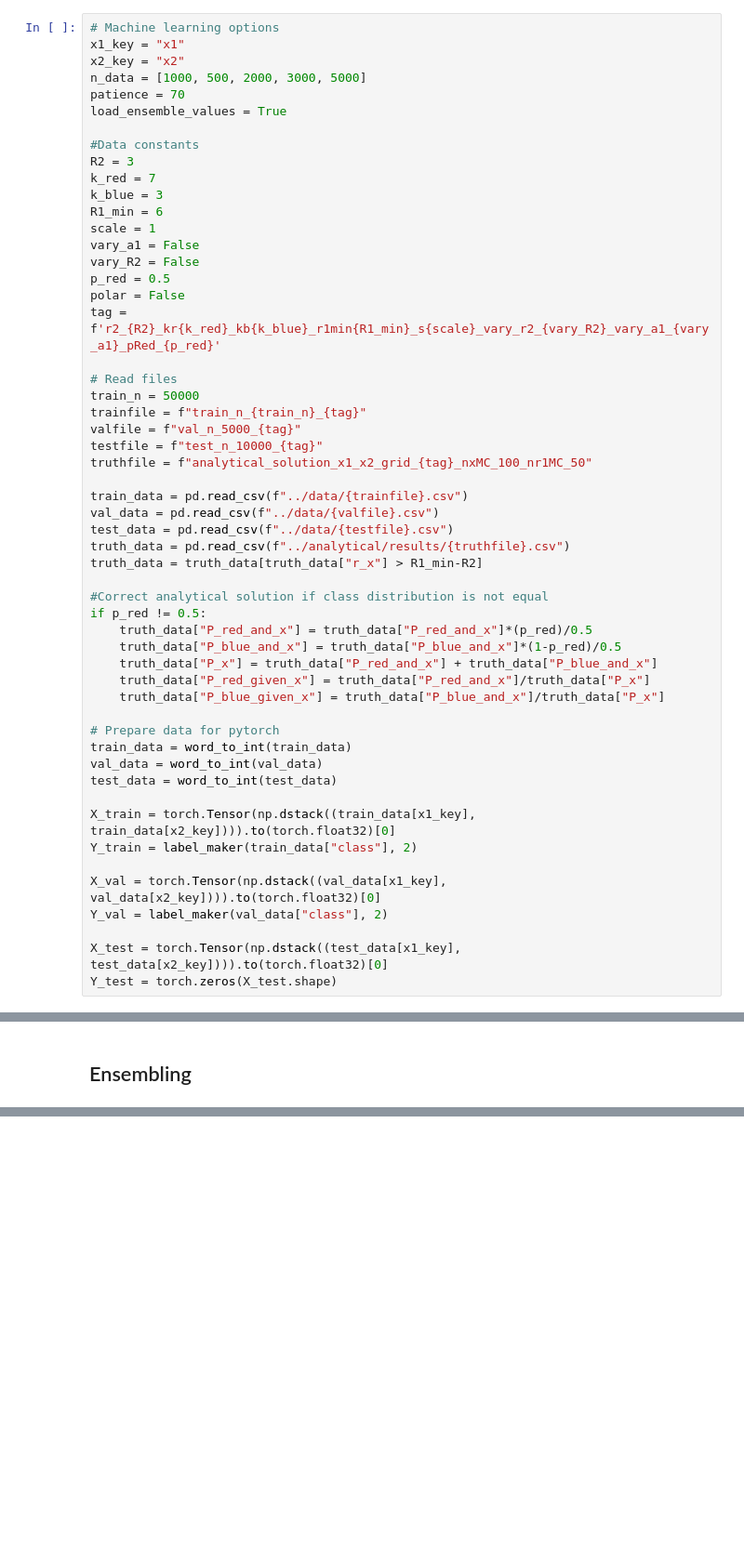
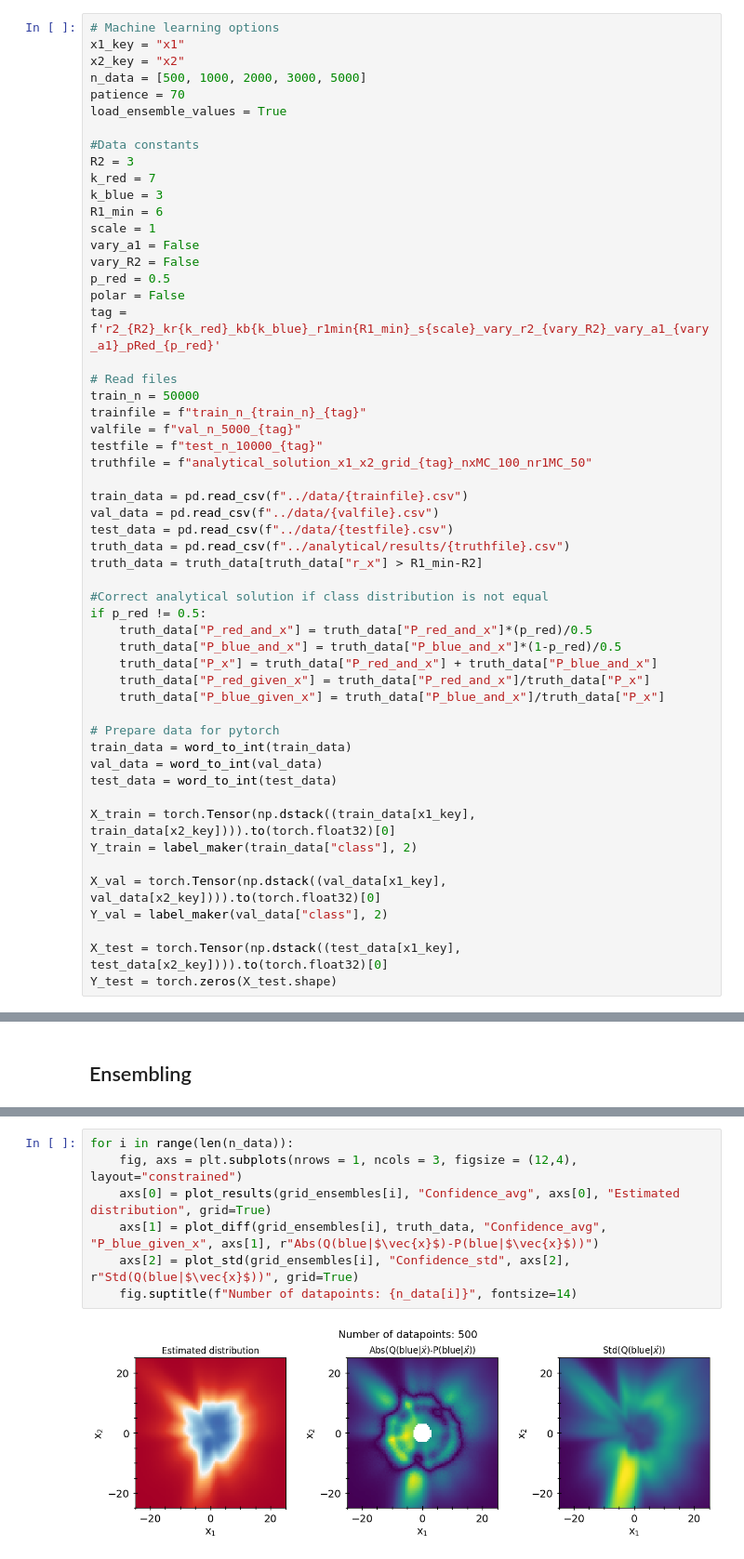
Before and after one commit to choisant/foundational-modeling, a Jupyter notebook: toy_experiment/DNN/DNN.ipynb, the cells around one changed output, grey strips where cells are left out. Shown at 93% size. Cells and saved outputs as stored; diff of their text form; blank space fills up the shorter version.

```diff
--- a/toy_experiment/DNN/DNN.ipynb
+++ b/toy_experiment/DNN/DNN.ipynb
@@ -126,7 +100,7 @@ Using cuda:1 device NVIDIA TITAN V
 # Machine learning options
 x1_key = "x1"
 x2_key = "x2"
-n_data = [1000, 500, 2000, 3000, 5000]
+n_data = [500, 1000, 2000, 3000, 5000]
 patience = 70
 load_ensemble_values = True
 
@@ -438,3 +413,12 @@ else:
     val_data_ensembles = [pd.read_csv(f"predictions/{trainfile}/{valfile}_predicted_SequentialNet_{n_ensemble}ensembles_ndata-{n_data[i]}.csv") for i in range(len(n_data))]
     test_data_ensembles = [pd.read_csv(f"predictions/{trainfile}/{testfile}_predicted_SequentialNet_{n_ensemble}ensembles_ndata-{n_data[i]}.csv") for i in range(len(n_data))]
     grid_ensembles = [pd.read_csv(f"predictions/{trainfile}/grid_{tag}_predicted_SequentialNet_{n_ensemble}ensembles_ndata-{n_data[i]}.csv") for i in range(len(n_data))]
+# %%
+for i in range(len(n_data)):
+    fig, axs = plt.subplots(nrows = 1, ncols = 3, figsize = (12,4), layout="constrained")
+    axs[0] = plot_results(grid_ensembles[i], "Confidence_avg", axs[0], "Estimated distribution", grid=True)
+    axs[1] = plot_diff(grid_ensembles[i], truth_data, "Confidence_avg", "P_blue_given_x", axs[1], r"Abs(Q(blue|$\vec{x}$)-P(blue|$\vec{x}$))")
+    axs[2] = plot_std(grid_ensembles[i], "Confidence_std", axs[2], r"Std(Q(blue|$\vec{x}$))", grid=True)
+    fig.suptitle(f"Number of datapoints: {n_data[i]}", fontsize=14)
+# %% [output]
+[figure, added]
```
Also changed, not shown: parts of 6 cells of this notebook, 4 other files.
